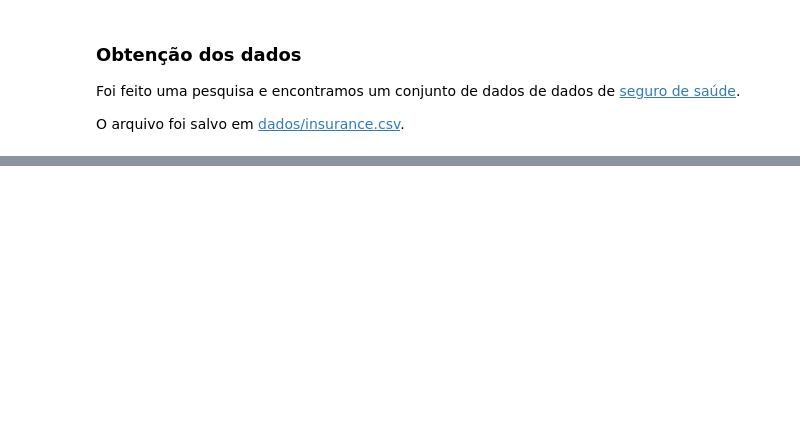
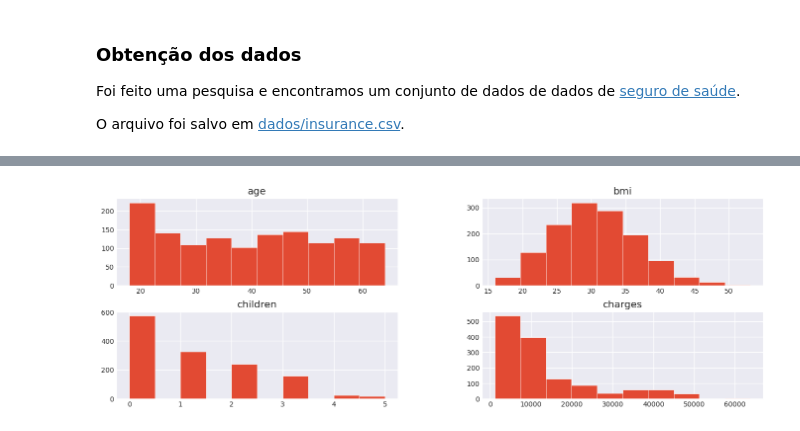
Before and after one commit to willsilvano/tech-challenges-post-tech-fiap, a Jupyter notebook: fase-01/tech-challenge-01.ipynb, the cells around one changed output, grey strips where cells are left out. Cells and saved outputs as stored; diff of their text form; code cells hidden in the pictures; blank space fills up the shorter version.

```diff
--- a/fase-01/tech-challenge-01.ipynb
+++ b/fase-01/tech-challenge-01.ipynb
@@ -42,0 +157,7 @@ O arquivo foi salvo em [dados/insurance.csv](dados/insurance.csv).
+# %%
+# Analise dos campos qualitativos
+
+df.hist(figsize=(15, 5))
+plt.show()
+# %% [output]
+[figure, added]
```
Also changed, not shown: parts of 28 cells of this notebook.
